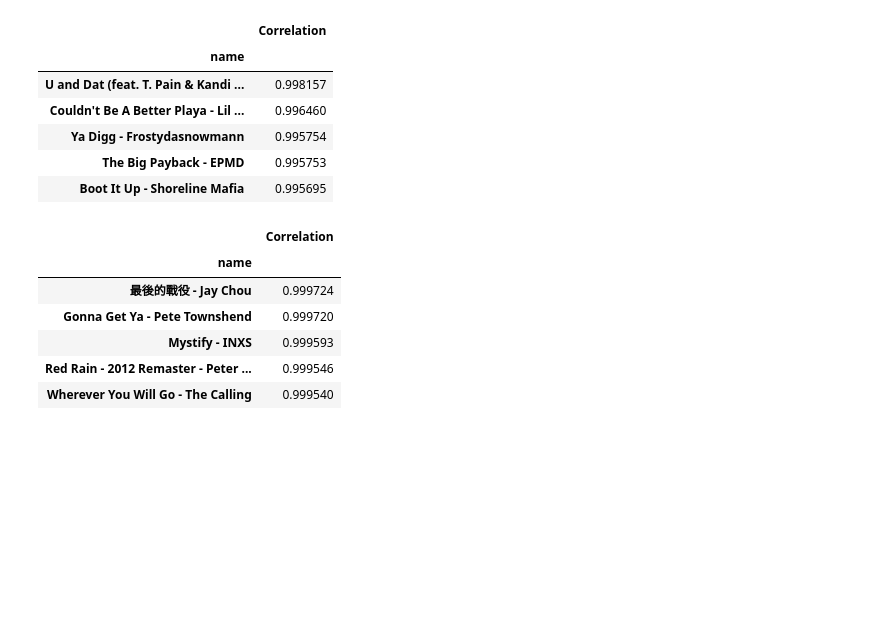
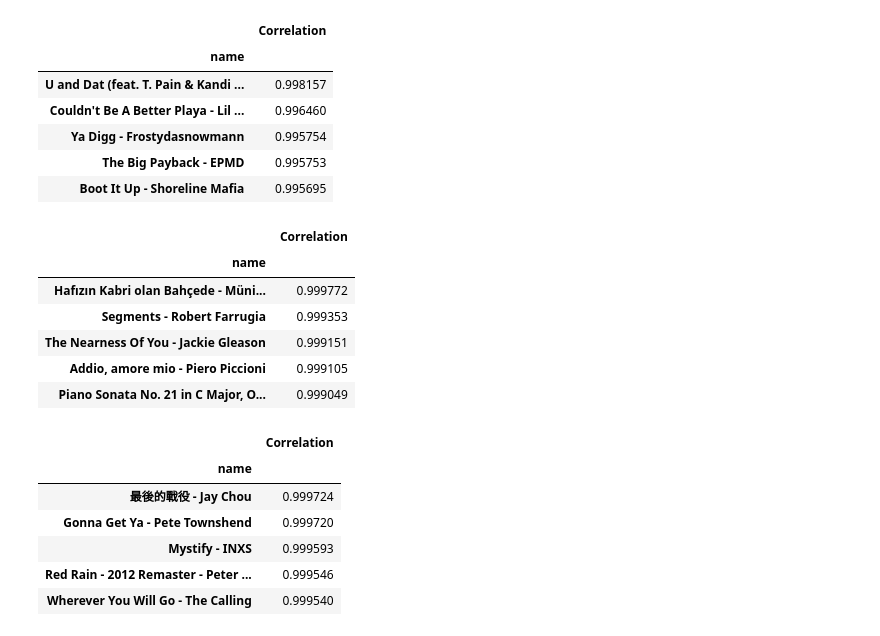
Before and after one commit to Hadryan/Spotify-Music-Data, a Jupyter notebook: Spotify Data Exploration and Recommender Systems.ipynb, the cells around one changed output. Saved outputs shown, nothing was run; the diff lists cells and outputs as text; code cells hidden in the pictures; blank space fills up the shorter version.

```diff
--- a/Spotify Data Exploration and Recommender Systems.ipynb
+++ b/Spotify Data Exploration and Recommender Systems.ipynb
@@ -487,6 +487,16 @@ findRecommendations('I Love It (& Lil Pump) - Kanye West, Lil Pump', ft)
 | Ya Digg - Frostydasnowmann | 0.995754 |
 | The Big Payback - EPMD | 0.995753 |
 | Boot It Up - Shoreline Mafia | 0.995695 |
+# %%
+findRecommendations('Polonaise-Fantaisie in A-Flat Major, Op. 61 - Frédéric Chopin, Vladimir Horowitz', ft)
+# %% [output]
+|  | Correlation |
+| name |  |
+| Hafızın Kabri olan Bahçede - Müni... | 0.999772 |
+| Segments - Robert Farrugia | 0.999353 |
+| The Nearness Of You - Jackie Gleason | 0.999151 |
+| Addio, amore mio - Piero Piccioni | 0.999105 |
+| Piano Sonata No. 21 in C Major, O... | 0.999049 |
 # %%
 findRecommendations('Sweater Weather - The Neighbourhood', ft)
 # %% [output]
```
Also changed, not shown: parts of 1 cell of this notebook.
